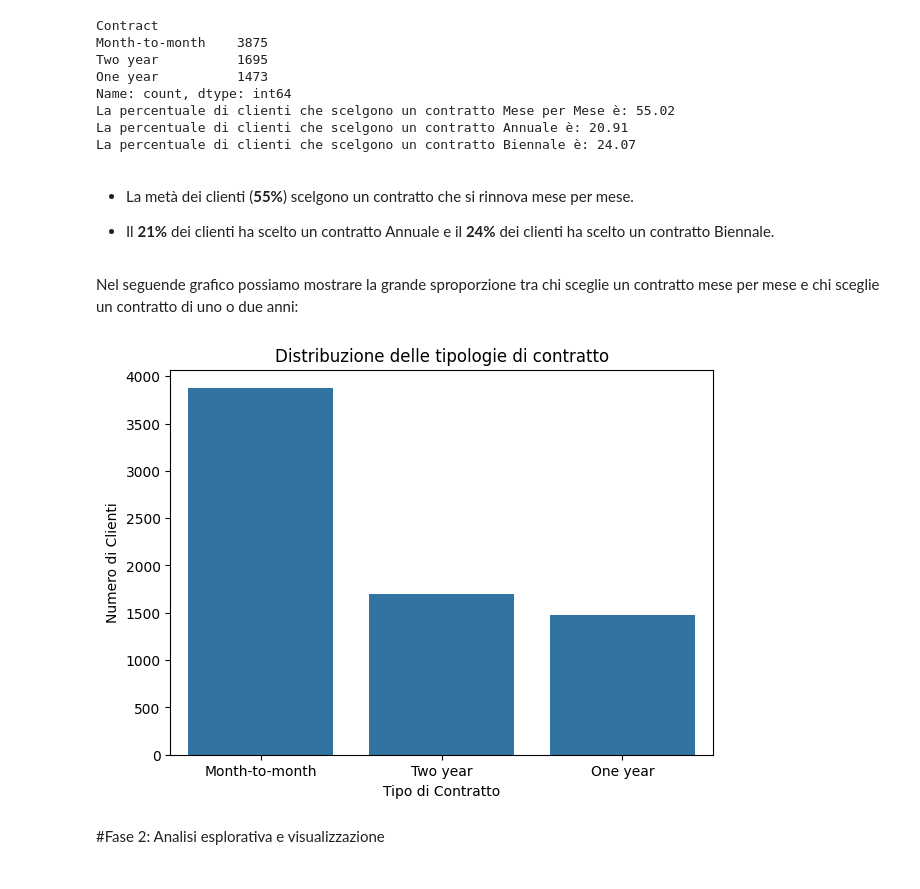
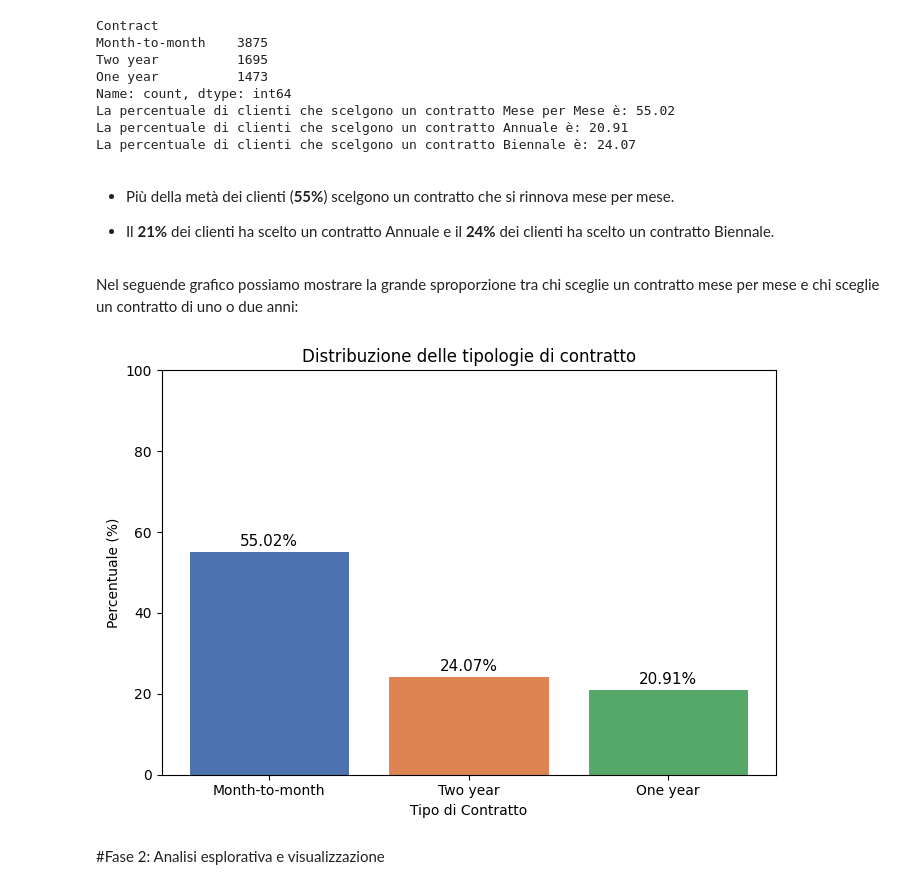
Before and after one commit to aurorap1/Progetto-Data-Science-Gruppo-8-, a Jupyter notebook: Notebook/ProgettoDataScienceGruppo_8.ipynb, the cells around one changed output. Cells and saved outputs as stored; diff of their text form; code cells hidden in the pictures.

```diff
--- a/Notebook/ProgettoDataScienceGruppo_8.ipynb
+++ b/Notebook/ProgettoDataScienceGruppo_8.ipynb
@@ -627,22 +640,33 @@ La percentuale di clienti che scelgono un contratto Mese per Mese è: 55.02
 La percentuale di clienti che scelgono un contratto Annuale è: 20.91
 La percentuale di clienti che scelgono un contratto Biennale è: 24.07
 # %% [markdown]
-- La metà dei clienti (**55%**) scelgono un contratto che si rinnova mese per mese.
+- Più della metà dei clienti (**55%**) scelgono un contratto che si rinnova mese per mese.
 
 - Il **21%** dei clienti ha scelto un contratto Annuale e il **24%** dei clienti ha scelto un contratto Biennale.
 # %% [markdown]
 Nel seguende grafico possiamo mostrare la grande sproporzione tra chi sceglie un contratto mese per mese e chi sceglie un contratto di uno o due anni:
-# %%
-plt.figure(figsize=(7, 5))
-sns.countplot(data=df, x="Contract", order=df["Contract"].value_counts().index)
-
-plt.title("Distribuzione delle tipologie di contratto")
-plt.xlabel("Tipo di Contratto")
-plt.ylabel("Numero di Clienti")
-
-plt.show()
-# %% [output]
-[figure, removed]
+# %%
+# Grafico a barre per la distribuzione delle tipologie di contratto (in percentuale)
+contract_perc = df["Contract"].value_counts(normalize=True) * 100
+
+plt.figure(figsize=(7, 5))
+colori = ['#4C72B0', '#DD8452', '#55A868']
+barre_contr = plt.bar(contract_perc.index, contract_perc.values, color=colori)
+
+plt.title("Distribuzione delle tipologie di contratto")
+plt.xlabel("Tipo di Contratto")
+plt.ylabel("Percentuale (%)")
+plt.ylim(0, 100)
+
+# Etichette con la percentuale sopra ogni barra
+for barra, valore in zip(barre_contr, contract_perc.values):
+    plt.text(barra.get_x() + barra.get_width()/2, valore + 1.5,
+              f'{valore:.2f}%', ha='center', fontsize=11)
+
+plt.tight_layout()
+plt.show()
+# %% [output]
+[figure, added]
 # %% [markdown]
 #Fase 2:  Analisi esplorativa e visualizzazione
 # %% [markdown]
```
Also changed, not shown: parts of 58 cells of this notebook.
